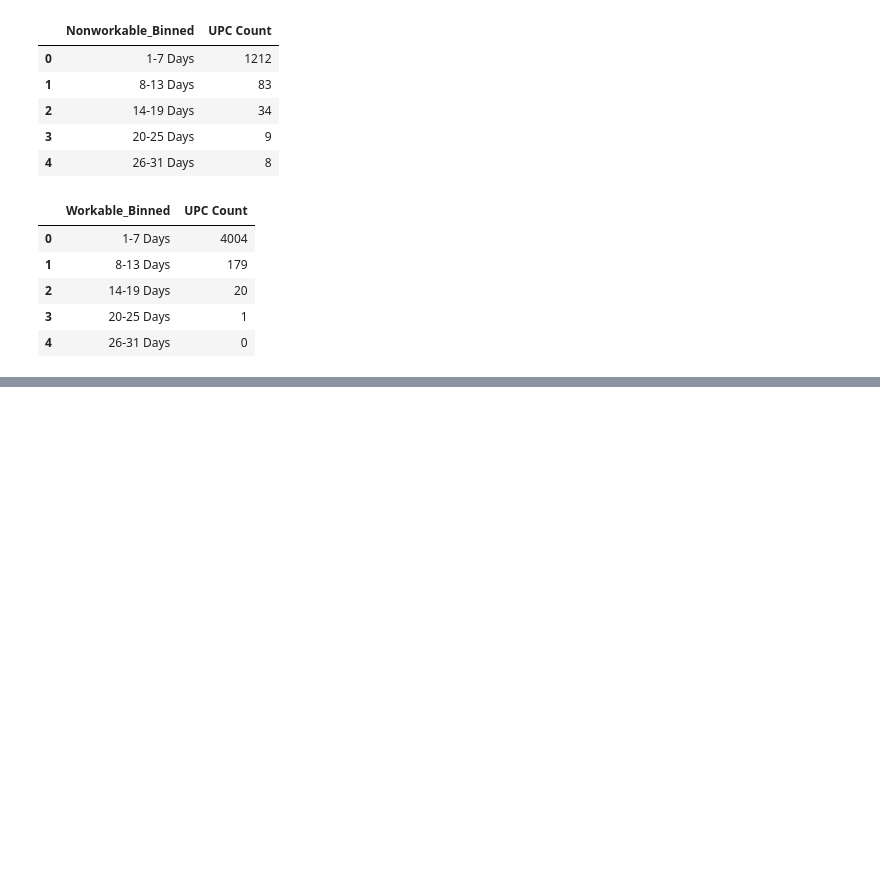
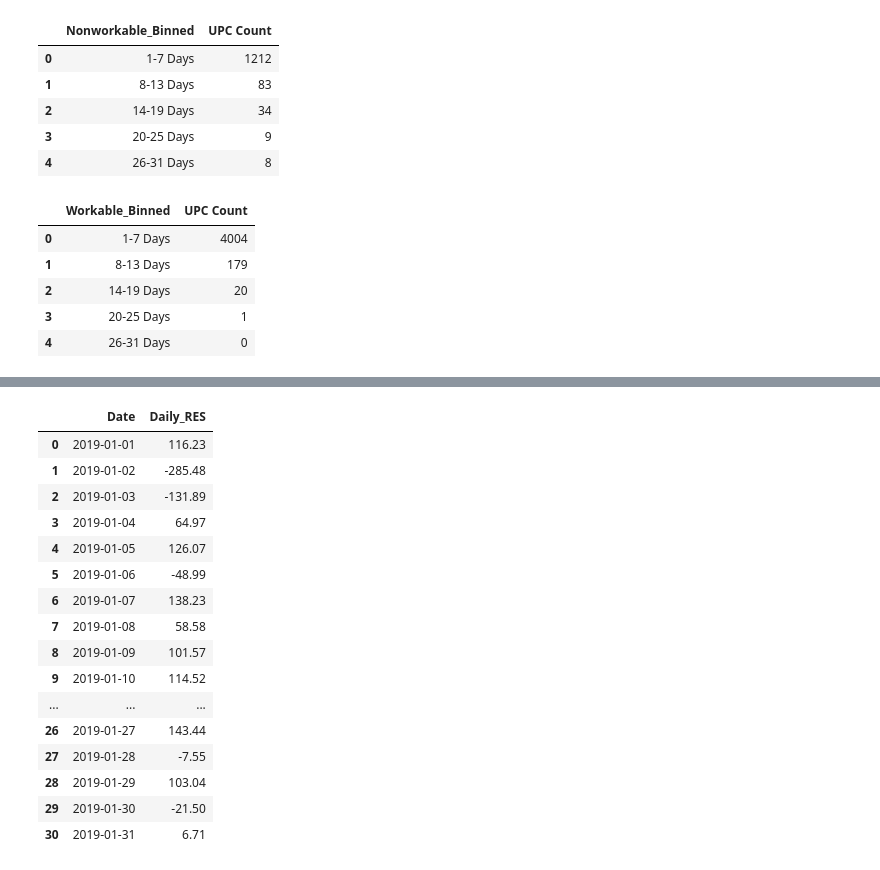
Before and after one commit to JessicaRovanpera/CaseStudies, a Jupyter notebook: JessicaRovanperaFocalSystems.ipynb, the cells around one changed output, grey strips where cells are left out. Saved outputs shown, nothing was run; the diff lists cells and outputs as text; code cells hidden in the pictures; blank space fills up the shorter version.

```diff
--- a/JessicaRovanperaFocalSystems.ipynb
+++ b/JessicaRovanperaFocalSystems.ipynb
@@ -150,0 +80,13 @@ display(HTML(df_oos_times_pivot.to_html()))
+# %%
+#Looking at start of OOS events by hour and day of week
+df['Day_of_Week_Number'] = df['Date'].dt.weekday
+df['Day_of_Week_Name'] = df['Date'].dt.day_name()
+df['Day_of_Week'] = df['Day_of_Week_Number'].astype(str) + ' ' + df['Day_of_Week_Name']
+df['OOS_Hour_Start'] = df['Out of Stock Start'].dt.hour
+#dropping the records for 3 am hour as there are very few of them - keeping 6 am - 10 pm hours
+df_oos_times = df
+df_oos_times = df_oos_times[df_oos_times.OOS_Hour_Start > 3]
+
+df_oos_times_groupby = df_oos_times.groupby(['Day_of_Week','OOS_Hour_Start'])['UPC'].count().reset_index(name='UPC Count')
+df_oos_times_pivot = pd.pivot_table(df_oos_times_groupby, values='UPC Count', index='OOS_Hour_Start', columns='Day_of_Week', fill_value=0)
+display(HTML(df_oos_times_pivot.to_html()))
@@ -263,0 +251,37 @@ df_workable_binned_groupby.head()
+# %%
+#Moving from dollar binning increments to 5 equal increments for the Restocking Efficiency Score
+bins=np.linspace(0.5, 6, 6)
+group_names=['Lowest', 'Low', 'Medium', 'High', 'Highest']
+df['SPH_Bucket']=pd.cut(df['Sales Per Hour'], bins, labels=group_names, include_lowest=True)
+conditions = [
+    (df['SPH_Bucket'] == 'Lowest'),
+    (df['SPH_Bucket'] == 'Low'),
+    (df['SPH_Bucket'] == 'Medium'),
+    (df['SPH_Bucket'] == 'High'),
+    (df['SPH_Bucket'] == 'Highest')
+    ]
+factor_values=[-2,-1,0,1,2]
+df['SPH_Factor']=np.select(conditions,factor_values)
+df['RecoupedHours_Factor']=df['Hours Recouped']*df['SPH_Factor']
+df_res_groupby = df.groupby(['Date']).agg(
+    Daily_RES = ('RecoupedHours_Factor','sum'),
+    ).reset_index()
+display(HTML(df_res_groupby.to_html()))
+# %% [output]
+|  | Date | Daily_RES |
+| 0 | 2019-01-01 | 116.23 |
+| 1 | 2019-01-02 | -285.48 |
+| 2 | 2019-01-03 | -131.89 |
+| 3 | 2019-01-04 | 64.97 |
+| 4 | 2019-01-05 | 126.07 |
+| 5 | 2019-01-06 | -48.99 |
+| 6 | 2019-01-07 | 138.23 |
+| 7 | 2019-01-08 | 58.58 |
+| 8 | 2019-01-09 | 101.57 |
+| 9 | 2019-01-10 | 114.52 |
+| ... | ... | ... |
+| 26 | 2019-01-27 | 143.44 |
+| 27 | 2019-01-28 | -7.55 |
+| 28 | 2019-01-29 | 103.04 |
+| 29 | 2019-01-30 | -21.50 |
+| 30 | 2019-01-31 | 6.71 |
```
Also changed, not shown: parts of 12 cells of this notebook, 1 other file.
